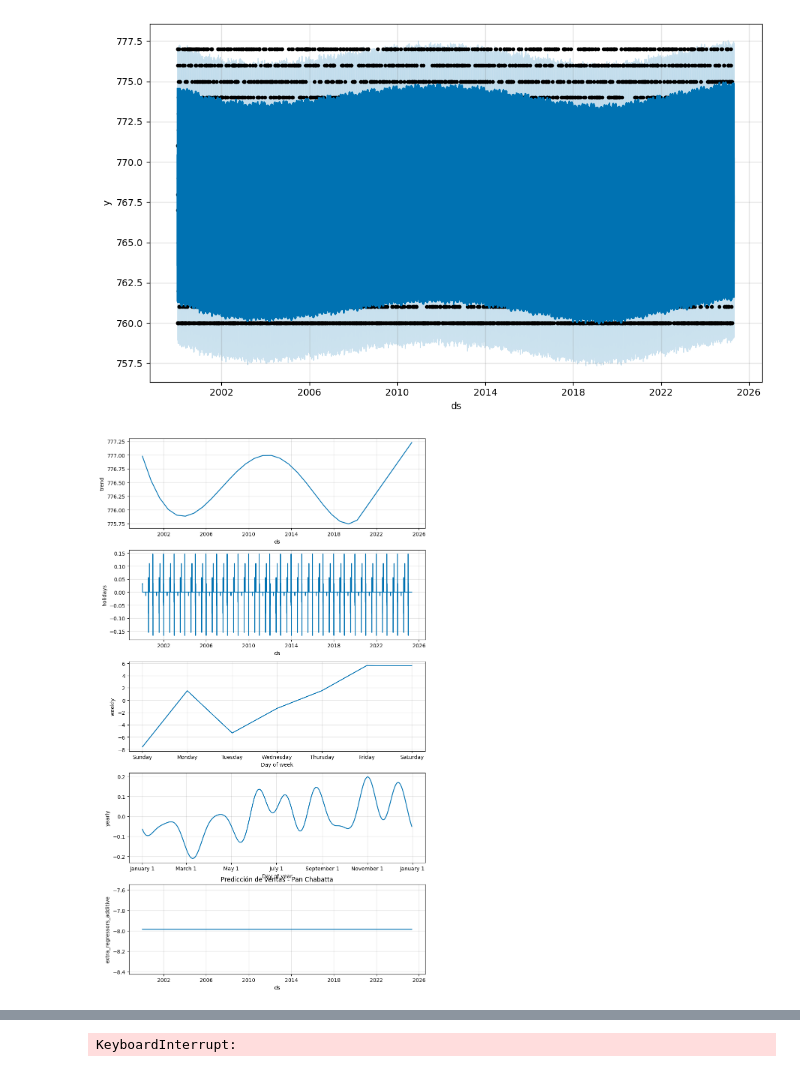
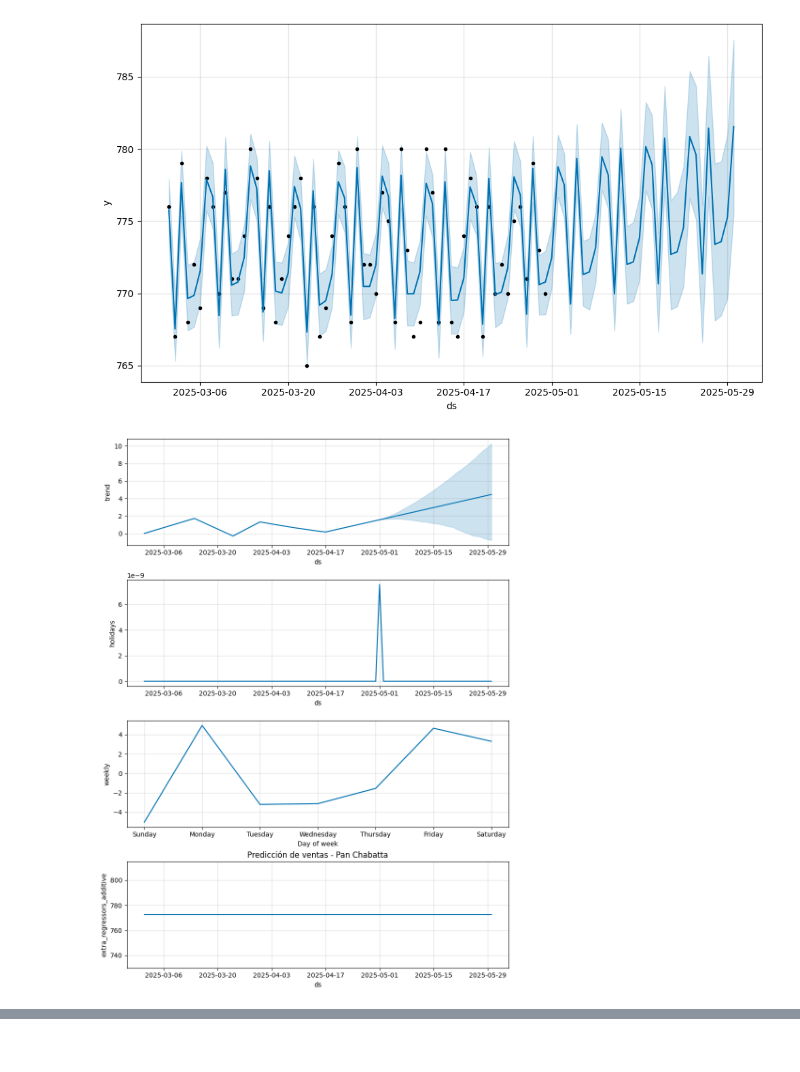
Before and after one commit to giampieer/entrenamiento_prophet, a Jupyter notebook: prediccion_x_dias.ipynb, the cells around one changed output, grey strips where cells are left out. Saved outputs shown, nothing was run; the diff lists cells and outputs as text; code cells hidden in the pictures.

```diff
--- a/prediccion_x_dias.ipynb
+++ b/prediccion_x_dias.ipynb
@@ -1,5 +1,5 @@
 # %%
-# all prodcutos x dias futuros
+# ALL PRODUCTOS X DIAS FUTUROS
 import pandas as pd
 import numpy as np
 from prophet import Prophet
@@ -16,7 +16,9 @@ pio.renderers.default = 'browser'
 # --------------------------
 # Cargar el CSV local de ventas
 # --------------------------
-productos_csv = 'ventas_panes_2000_2025.csv'
+productos_csv = 'ventas_panes_marzo_x_abril_meses.csv'
+
+# productos_csv = 'ventas_panes_marzo_x_abril_meses.csv'
 csv_productos_all = pd.read_csv(productos_csv)
 
 
@@ -119,9 +121,13 @@ for producto in productos:
     #cross validation
     # Validación cruzada: cada 730 días de historico, predice los siguientes 365
     df_cv = cross_validation(modelo,
-                         initial='7300 days',
-                         period='730 days',
-                         horizon='365 days')
+                        #  initial='7300 days',
+                        #  period='730 days',
+                        #  horizon='365 days'
+                         initial='30 days',
+                         period='15 days',
+                         horizon='7 days'
+                         )
     df_p = performance_metrics(df_cv)
 
     # tabla de métricas
@@ -149,4 +155,4 @@ for producto in productos:
 
 📈 Predicción para Pan Chabatta
-[figure, old version]
+[figure, new version]
-[figure, old version]
+[figure, new version]
@@ -202 +183,0 @@ Series.view is deprecated and will be removed in a future version. Use ``astype`
-KeyboardInterrupt:
```
Also changed, not shown: parts of 5 cells of this notebook, 4 other files.
